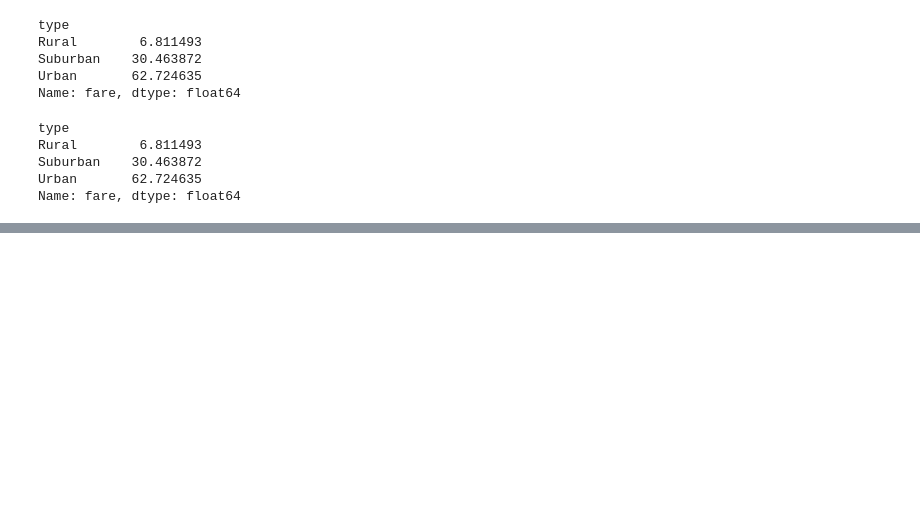
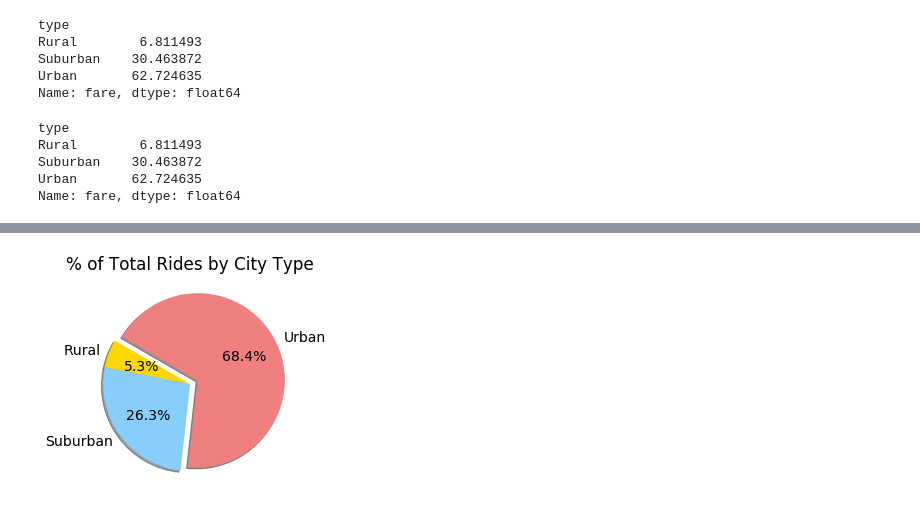
Before and after one commit to MauroBarron/Pyber_Analysis, a Jupyter notebook: Pyber.ipynb, the cells around one changed output, grey strips where cells are left out. Saved outputs shown, nothing was run; the diff lists cells and outputs as text; code cells hidden in the pictures; blank space fills up the shorter version.

```diff
--- a/Pyber.ipynb
+++ b/Pyber.ipynb
@@ -1018,0 +1056,20 @@ plt.show()
+# %%
+## Build pie  chart for Percentage of Total Rides by City Type
+
+
+plt.pie(ride_percents, labels=["Rural", "Suburban", "Urban"]  # sets ride_percents as Y. labels legend
+       , colors=["gold","lightskyblue","lightcoral"]
+       , explode=[0,0,0.1] #explodes third wedge by ten percent
+       , autopct= "%1.1f%%" # format as percentage
+       , shadow=True # shadow the wedges.
+       , startangle = 150 # sets top point
+       )
+plt.title("% of Total Rides by City Type")
+
+mpl.rcParams['font.size']=14 ## use rcParams() to change default font size
+
+plt.savefig("analysis/Fig6") # save chart to drive
+
+plt.show()
+# %% [output]
+[figure, added]
```
Also changed, not shown: parts of 5 cells of this notebook, 2 other files.
